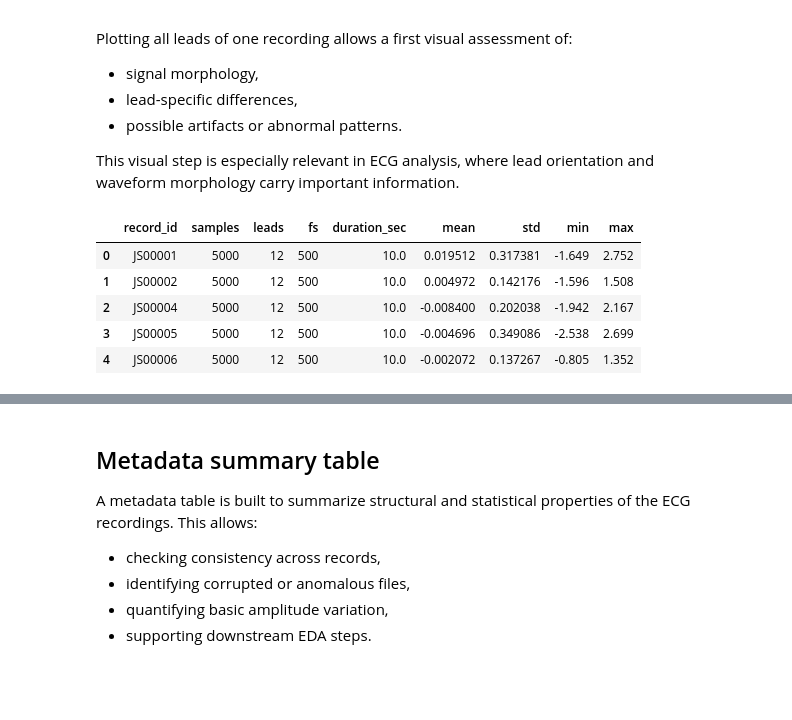
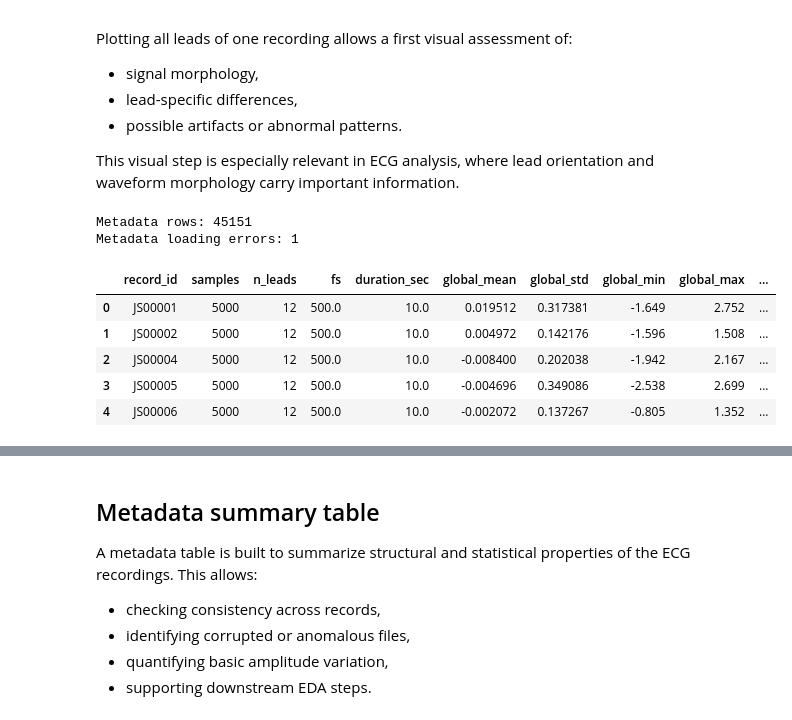
Before and after one commit to tjpoa/ecg-privacy, a Jupyter notebook: notebooks/01_data_understanding.ipynb, the cells around one changed output, grey strips where cells are left out. Saved outputs shown, nothing was run; the diff lists cells and outputs as text; code cells hidden in the pictures; blank space fills up the shorter version.

```diff
--- a/notebooks/01_data_understanding.ipynb
+++ b/notebooks/01_data_understanding.ipynb
@@ -13,24 +13,32 @@ Because this work is part of a thesis experiment, the EDA is designed not only t
 import sys
 from pathlib import Path
 
-PROJECT_ROOT = Path().resolve().parents[0]
+PROJECT_ROOT = Path.cwd()
+if PROJECT_ROOT.name == "notebooks":
+    PROJECT_ROOT = PROJECT_ROOT.parent
+elif not (PROJECT_ROOT / "src").exists() and (PROJECT_ROOT.parent / "src").exists():
+    PROJECT_ROOT = PROJECT_ROOT.parent
+
 sys.path.append(str(PROJECT_ROOT / "src"))
-
-DATA_PATH = PROJECT_ROOT / "data" / "raw"
-wfdb_path = DATA_PATH / "WFDBRecords"
 
 import numpy as np
 import pandas as pd
 import matplotlib.pyplot as plt
 
+from config import WFDB_RECORDS_DIR
 from data_loading import load_record
 from eda_utils import (
+    add_afl_label,
+    build_demographic_table,
     build_metadata_table,
-    build_demographic_table,
+    build_missing_summary,
+    compute_intra_inter_similarity,
     plot_random_ecg,
-    compute_intra_inter_similarity,
-    plot_similarity_distributions
+    plot_similarity_distributions,
+    zscore_signal,
 )
+
+wfdb_path = WFDB_RECORDS_DIR
 # %% [markdown]
 ## Dataset overview
 
@@ -107,16 +115,20 @@ Plotting all leads of one recording allows a first visual assessment of:
 
 This visual step is especially relevant in ECG analysis, where lead orientation and waveform morphology carry important information.
 # %%
-metadata_df = build_metadata_table(hea_files, load_record)
+metadata_df, metadata_errors_df = build_metadata_table(hea_files, load_record)
 
+print(f"Metadata rows: {len(metadata_df)}")
+print(f"Metadata loading errors: {len(metadata_errors_df)}")
 metadata_df.head()
 # %% [output]
+Metadata rows: 45151
+Metadata loading errors: 1
-|  | record_id | samples | leads | fs | duration_sec | mean | std | min | max |
-| 0 | JS00001 | 5000 | 12 | 500 | 10.0 | 0.019512 | 0.317381 | -1.649 | 2.752 |
-| 1 | JS00002 | 5000 | 12 | 500 | 10.0 | 0.004972 | 0.142176 | -1.596 | 1.508 |
-| 2 | JS00004 | 5000 | 12 | 500 | 10.0 | -0.008400 | 0.202038 | -1.942 | 2.167 |
-| 3 | JS00005 | 5000 | 12 | 500 | 10.0 | -0.004696 | 0.349086 | -2.538 | 2.699 |
-| 4 | JS00006 | 5000 | 12 | 500 | 10.0 | -0.002072 | 0.137267 | -0.805 | 1.352 |
+|  | record_id | samples | n_leads | fs | duration_sec | global_mean | global_std | global_min | global_max | ... |
+| 0 | JS00001 | 5000 | 12 | 500.0 | 10.0 | 0.019512 | 0.317381 | -1.649 | 2.752 | ... |
+| 1 | JS00002 | 5000 | 12 | 500.0 | 10.0 | 0.004972 | 0.142176 | -1.596 | 1.508 | ... |
+| 2 | JS00004 | 5000 | 12 | 500.0 | 10.0 | -0.008400 | 0.202038 | -1.942 | 2.167 | ... |
+| 3 | JS00005 | 5000 | 12 | 500.0 | 10.0 | -0.004696 | 0.349086 | -2.538 | 2.699 | ... |
+| 4 | JS00006 | 5000 | 12 | 500.0 | 10.0 | -0.002072 | 0.137267 | -0.805 | 1.352 | ... |
 # %%
 metadata_df.describe()
 # %% [output]
```
Also changed, not shown: parts of 14 cells of this notebook, 3 other files.
